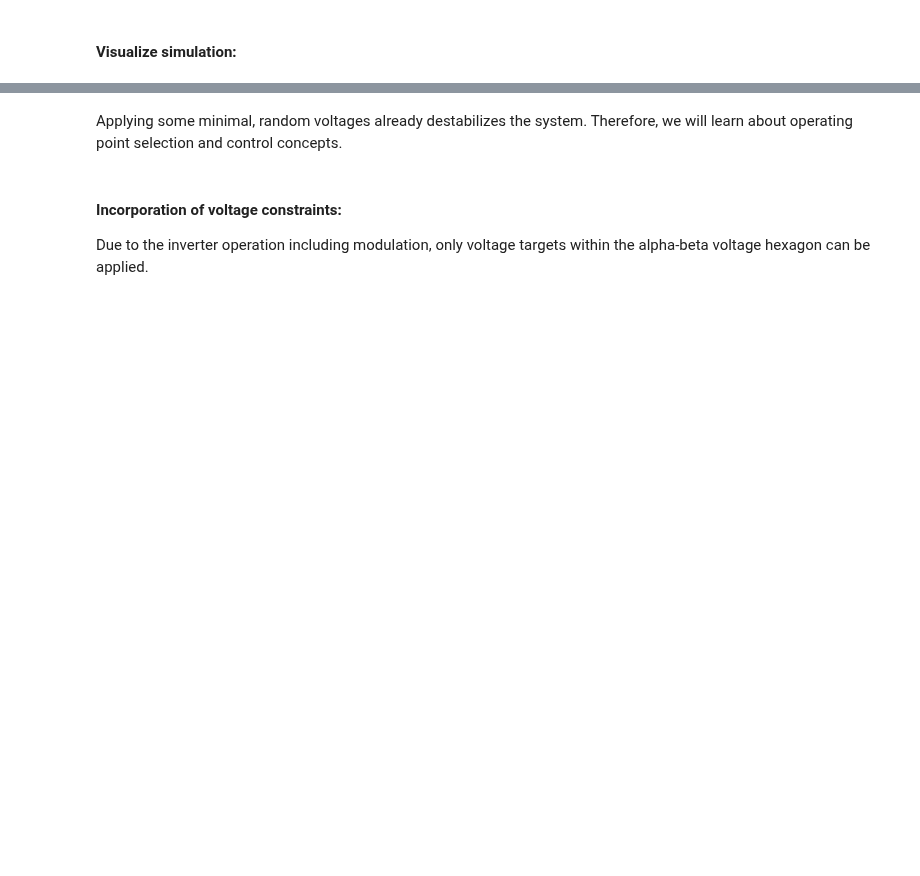
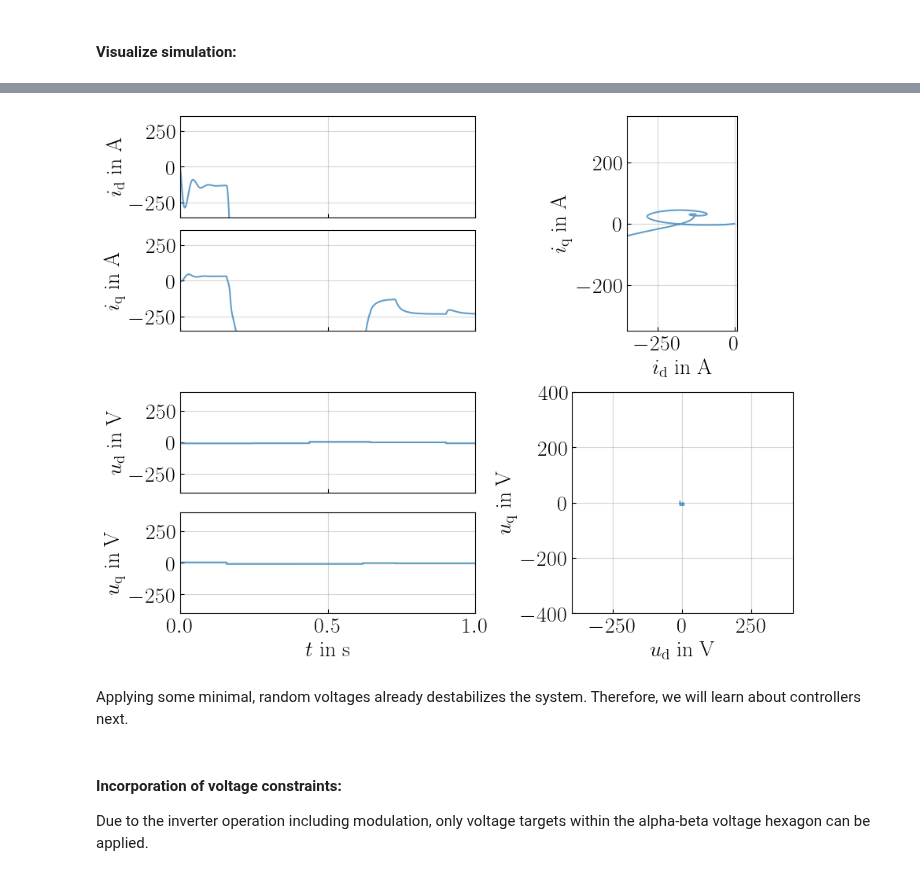
Before and after one commit to IAS-Uni-Siegen/CTPD_course, a Jupyter notebook: interactive_notebooks/inb03/inb03-PMSM_simulation.ipynb, the cells around one changed output, grey strips where cells are left out. Saved outputs shown, nothing was run; the diff lists cells and outputs as text; code cells hidden in the pictures; blank space fills up the shorter version.

```diff
--- a/interactive_notebooks/inb03/inb03-PMSM_simulation.ipynb
+++ b/interactive_notebooks/inb03/inb03-PMSM_simulation.ipynb
@@ -429,21 +633,23 @@ visualize_trajectories(
 # %%
 sequence_length = 10_000
 T_s = 1e-4
 n = 400
 u_dq_sequence = aprbs(sequence_length, 2, t_min=1000, t_max=3000, key=jax.random.key(0)).T[0] * 10
 
 omega = jnp.array(nonlinear_motor_params.p * n * 2 * jnp.pi / 60)
 
 i_dq_sequence = nonlinear_euler_simulation(
     i_dq_0=jnp.array([0.0, 0.0]), u_dq_sequence=u_dq_sequence, omega=omega, params=nonlinear_motor_params, T_s=T_s,
 )
 
-visualize_trajectories(
+fig, axs = visualize_trajectories(
     [i_dq_sequence], [u_dq_sequence], [T_s], [omega], nonlinear_ode, nonlinear_motor_params,
 )
+# %% [output]
+[figure, added]
 # %% [markdown]
 Applying some minimal, random voltages already destabilizes the system.
-Therefore, we will learn about operating point selection and control concepts.
+Therefore, we will learn about controllers next.
 # %% [markdown]
 #### Incorporation of voltage constraints:
 
```
Also changed, not shown: parts of 45 cells of this notebook, 1 other file.
